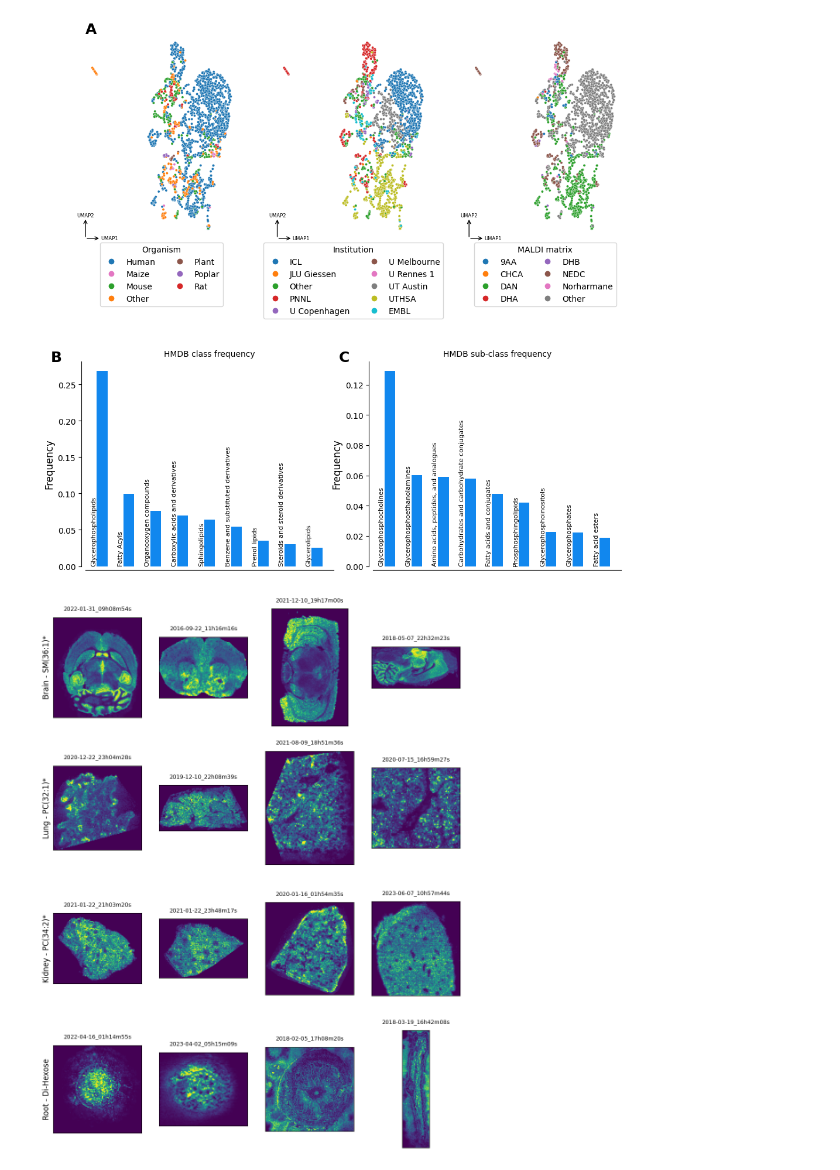
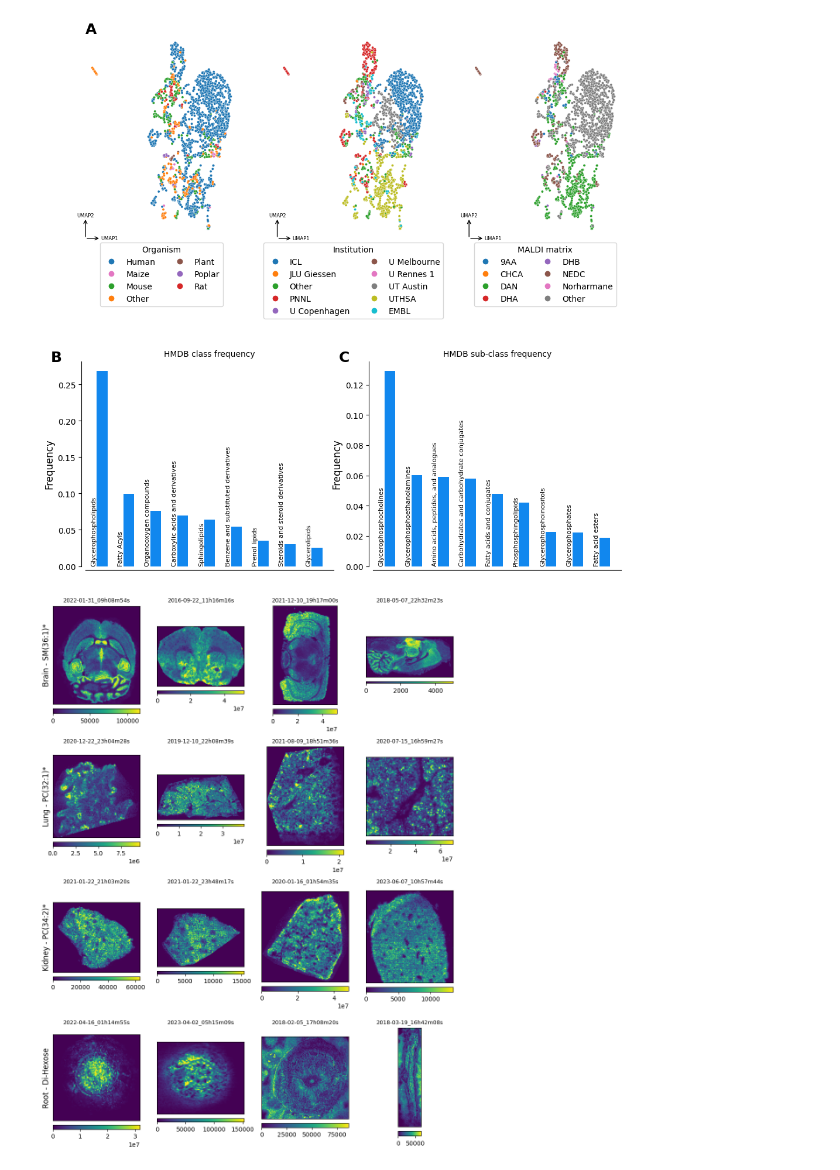
Before and after one commit to tdrose/metaspace_analysis, a Jupyter notebook: CaseStudy1_DatasetSimilarities.ipynb, the cells around one changed output. Cells and saved outputs as stored; diff of their text form; code cells hidden in the pictures.

Commit message:
figure improvements

```diff
--- a/CaseStudy1_DatasetSimilarities.ipynb
+++ b/CaseStudy1_DatasetSimilarities.ipynb
@@ -533,13 +530,13 @@ ax_marker2.set_ylabel('')
 ax_marker2.set_xlabel('')
 ax_ann(middlefig, ax_marker2, letter='J', size=BIGGER_SIZE, weight='bold', xoffset=-.01)
 
-ax_umap5 = sc.pl.umap(adata_mol_pos, color=pos_marker['Brain'], ax=ax_umap5, show=False, size=5)
+ax_umap5 = sc.pl.umap(adata_mol_pos, color=pos_marker['Brain'], ax=ax_umap5, show=False, size=5, color_map="plasma_r")
 ax_umap5.axis('off')
 ax_umap5.set_title(mapping_dict[pos_marker['Brain']])
 draw_umapaxis(ax_umap5, length_mul=.2)
 ax_ann(middlefig, ax_umap5, letter='K', size=BIGGER_SIZE, weight='bold', xoffset=-.01)
 
-ax_umap6 = sc.pl.umap(adata_mol_pos, color=pos_marker['Kidney'], ax=ax_umap6, show=False, size=5)
+ax_umap6 = sc.pl.umap(adata_mol_pos, color=pos_marker['Kidney'], ax=ax_umap6, show=False, size=5, color_map="plasma_r")
 ax_umap6.axis('off')
 ax_umap6.set_title(mapping_dict[pos_marker['Kidney']])
 draw_umapaxis(ax_umap6, length_mul=.2)
@@ -552,11 +549,14 @@ title_height = biggest_ysize + 20
 
 for i in range(len(selected_visualizations)):
     image = selected_visualizations[i][4]
-    axs[i].imshow(image)
+    im = axs[i].imshow(image)
+    axs[i].axis('off')
+
+    image_colorbar(axs[i], bottomfig, im, size="5%", pad=0.1, shrink=0.6, location='bottom')
 
     title_x_position = (axs[i].get_position().x1 - axs[i].get_position().x0)/2 + axs[i].get_position().x0
 
-    axs[i].axis('off')
+
 
     bottomfig.text(title_x_position, 1.02, '{} ({})'.format(mapping_dict[selected_visualizations[i][2]], selected_visualizations[i][0]), fontsize=9, horizontalalignment='center')
 
@@ -730,25 +730,27 @@ for k in ds_vis.keys():
         ds_vis[k][d] = (ds_vis[k][d][0], ds_vis[k][d][1], ds_vis[k][d][2], image)
 # %%
 fig, axs = plt.subplots(nrows=4, ncols=4, figsize=(30*cm, 40*cm))
+fig.subplots_adjust(hspace=.3)
 
 for i in range(len(axs)):
     organ = organ_rows[i]
     for j in range(len(axs[i])):
         image = ds_vis[organ][j][3]
 
-        axs[i][j].imshow(image)
+        im = axs[i][j].imshow(image)
+        image_colorbar(axs[i][j], fig, im, size="5%", pad=0.1, shrink=0.6, location='bottom')
 
         title_x_position = (axs[i][j].get_position().x1 - axs[i][j].get_position().x0)/2 + axs[i][j].get_position().x0
 
         #axs[i][j].axis('off')
 
-        fig.text(title_x_position, axs[i][j].get_position().y1+0.01, '{}'.format(ds_vis[organ][j][0]), fontsize=9, horizontalalignment='center')
+        fig.text(title_x_position, axs[i][j].get_position().y1+0.006, '{}'.format(ds_vis[organ][j][0]), fontsize=9, horizontalalignment='center')
         axs[i][j].set_xticks([])
         axs[i][j].set_yticks([])
 
         if j == 0:
             axs[i][j].set_ylabel('{} - {}'.format(organ, mapping_dict[ds_vis[organ][j][1]]), fontsize=MEDIUM_SIZE)
 
 plt.savefig('plots/casestudy1_3.pdf', bbox_inches='tight')
 # %% [output]
-[figure, old version]
+[figure, new version]
```
Also changed, not shown: parts of 4 cells of this notebook, 3 other files.
